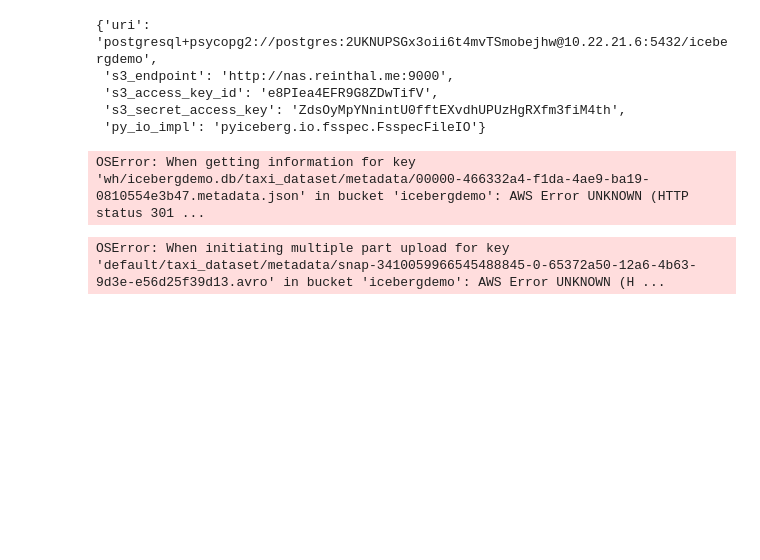
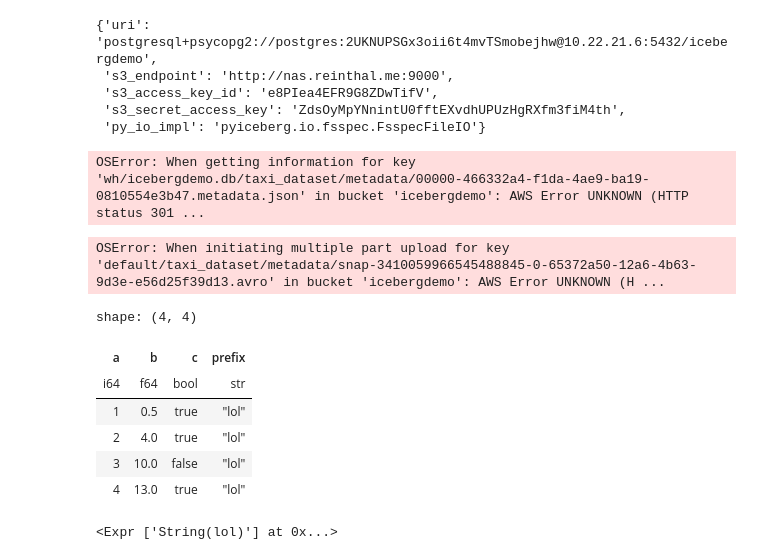
Before and after one commit to reinthal/howigotpwned, a Jupyter notebook: test_pyiceberg.ipynb, the cells around one changed output. Drawn from its saved outputs; the diff is of its cells as text; code cells hidden in the pictures; blank space fills up the shorter version.

```diff
--- a/test_pyiceberg.ipynb
+++ b/test_pyiceberg.ipynb
@@ -157,0 +154,28 @@ OSError: When initiating multiple part upload for key 'default/taxi_dataset/meta
+# %%
+
+df = pl.DataFrame(
+
+    {
+
+        "a": [1, 2, 3, 4],
+
+        "b": [0.5, 4, 10, 13],
+
+        "c": [True, True, False, True],
+
+    }
+
+)
+df.with_columns((pl.lit("lol")).alias("prefix"))
+# %% [output]
+shape: (4, 4)
+| a | b | c | prefix |
+| i64 | f64 | bool | str |
+| 1 | 0.5 | true | "lol" |
+| 2 | 4.0 | true | "lol" |
+| 3 | 10.0 | false | "lol" |
+| 4 | 13.0 | true | "lol" |
+# %%
+pl.lit("lol")
+# %% [output]
+<Expr ['String(lol)'] at 0x...>
```
Also changed, not shown: parts of 2 cells of this notebook.
